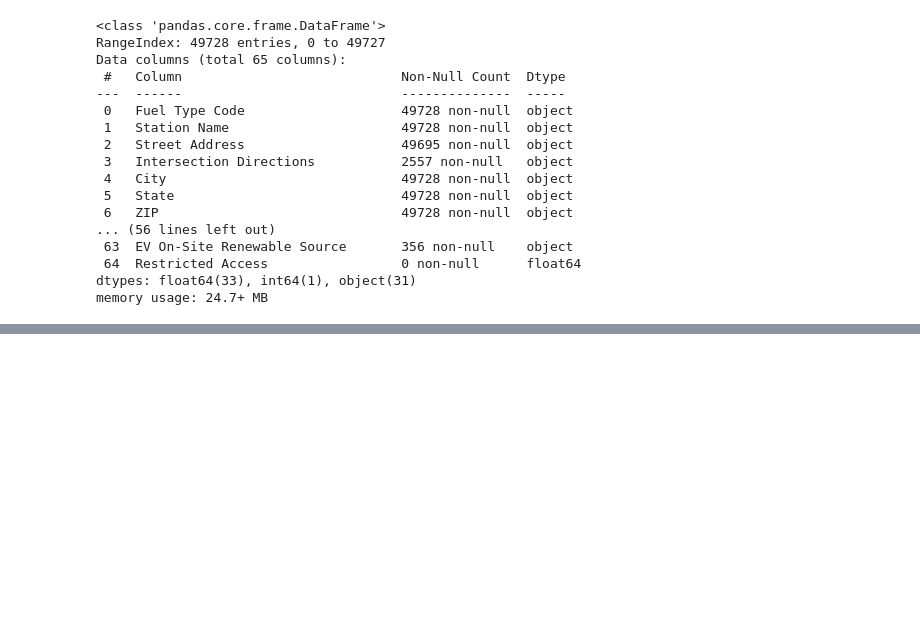
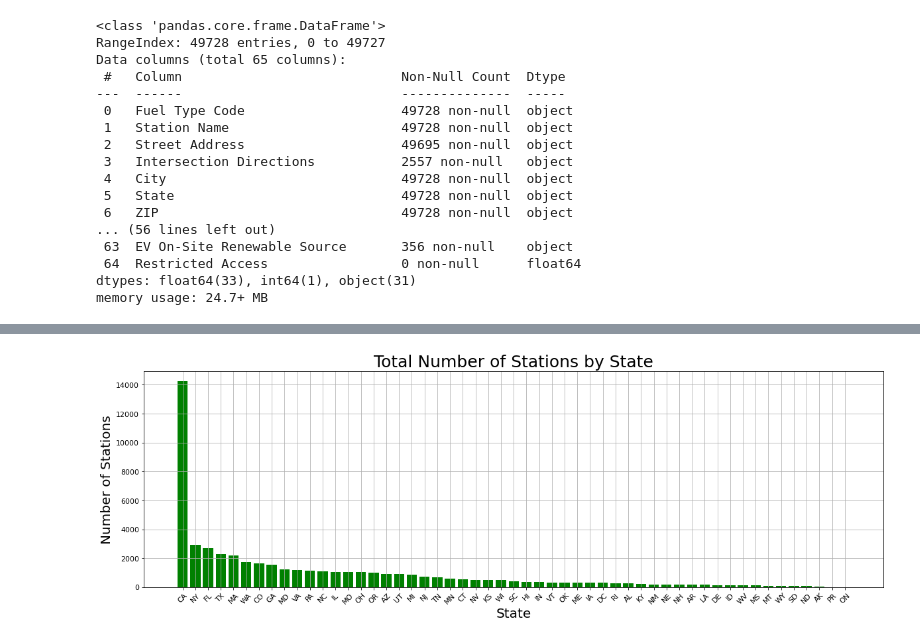
Before and after one commit to sedaverde/Electric-Car-Data-Analysis, a Jupyter notebook: alt_fuel_station_cleaning_data.ipynb, the cells around one changed output, grey strips where cells are left out. Saved outputs shown, nothing was run; the diff lists cells and outputs as text; code cells hidden in the pictures; blank space fills up the shorter version.

Commit message:
Data Cleaning and bar graph for states and fuel stations.

```diff
--- a/alt_fuel_station_cleaning_data.ipynb
+++ b/alt_fuel_station_cleaning_data.ipynb
@@ -128,0 +134,7 @@ altfuel_df.fillna(0)
+# %%
+state_df = pd.DataFrame(num_fuel_stations)
+# %%
+state_df.reset_index(inplace=True)
+# %%
+state_df.columns =['State','Number_of_Stations']
+state_df
@@ -129,3 +159,18 @@ altfuel_df.fillna(0)
+# %%
+xAxis = state_df["State"]
+yAxis = state_df["Number_of_Stations"]
+# %%
+fig = plt.figure(figsize = (20,6))
+plt.bar(xAxis,yAxis,color = "green")
+plt.title('Total Number of Stations by State', fontsize = 25)
+plt.xlabel('State', fontsize = 20)
+plt.ylabel('Number of Stations', fontsize = 20)
+plt.xticks(rotation = 45, fontsize=11)
+plt.yticks(fontsize=11)
+plt.grid()
+plt.show()
+# %% [output]
+[figure, added]
 # %%
 filepath = ("C:/Users/adaiu/OneDrive/Desktop/Analysis Projects/Electric-Car-Data-Analysis/Resources/alt_fuel_stations_cleaned.csv")
 altfuel_df.to_csv(filepath)
```
Also changed, not shown: parts of 5 cells of this notebook, 1 other file.
